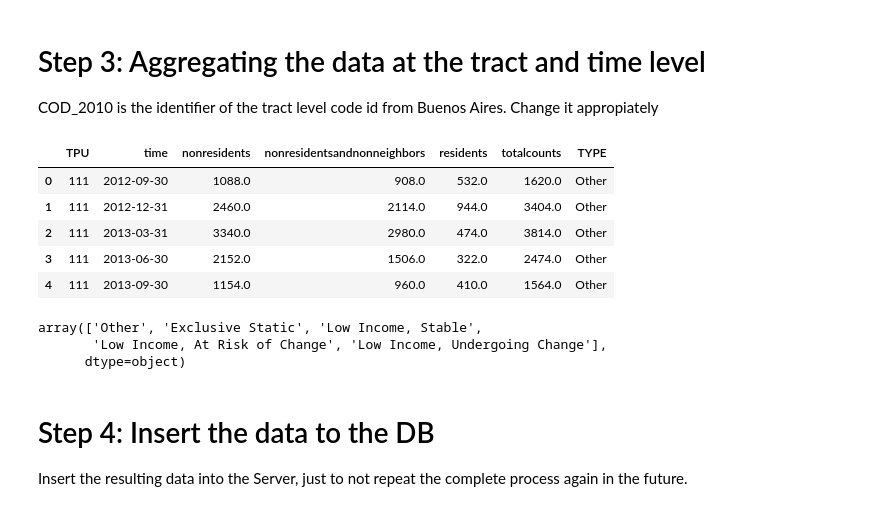
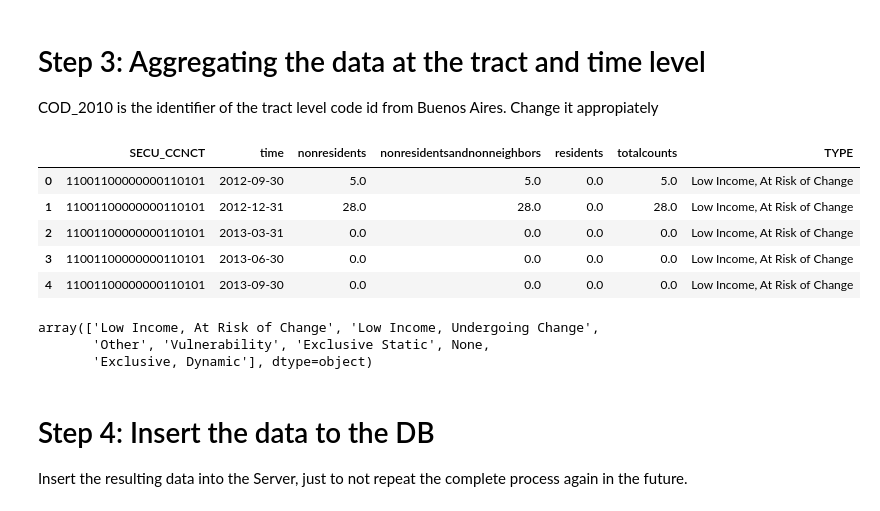
Before and after one commit to rpasquini/twitter_and_displacement, a Jupyter notebook: notebooks/Bogota/Econometrics by typologies - Bogota.ipynb, the cells around one changed output. Cells and saved outputs as stored; diff of their text form; code cells hidden in the pictures.

```diff
--- a/notebooks/Bogota/Econometrics by typologies - Bogota.ipynb
+++ b/notebooks/Bogota/Econometrics by typologies - Bogota.ipynb
@@ -91,23 +101,23 @@ NameError: name 'dfcentroids' is not defined
 
 COD_2010 is the identifier of the tract level code id from Buenos Aires. Change it appropiately
 # %%
-df_tract_level=dfcentroids[['nonresidents','nonresidentsandnonneighbors','residents','totalcounts','TPU','time']].groupby(['TPU','time']).sum().reset_index()
-typologies_code=dfcentroids[['TPU','TYPE']].drop_duplicates()
-df_tract_level=df_tract_level.merge(typologies_code, left_on='TPU', right_on='TPU')
+df_tract_level=dfcentroids[['nonresidents','nonresidentsandnonneighbors','residents','totalcounts','SECU_CCNCT','time']].groupby(['SECU_CCNCT','time']).sum().reset_index()
+typologies_code=dfcentroids[['SECU_CCNCT','TYPE']].drop_duplicates()
+df_tract_level=df_tract_level.merge(typologies_code, left_on='SECU_CCNCT', right_on='SECU_CCNCT')
 df_tract_level.head(5)
 # %% [output]
-|  | TPU | time | nonresidents | nonresidentsandnonneighbors | residents | totalcounts | TYPE |
-| 0 | 111 | 2012-09-30 | 1088.0 | 908.0 | 532.0 | 1620.0 | Other |
-| 1 | 111 | 2012-12-31 | 2460.0 | 2114.0 | 944.0 | 3404.0 | Other |
-| 2 | 111 | 2013-03-31 | 3340.0 | 2980.0 | 474.0 | 3814.0 | Other |
-| 3 | 111 | 2013-06-30 | 2152.0 | 1506.0 | 322.0 | 2474.0 | Other |
-| 4 | 111 | 2013-09-30 | 1154.0 | 960.0 | 410.0 | 1564.0 | Other |
+|  | SECU_CCNCT | time | nonresidents | nonresidentsandnonneighbors | residents | totalcounts | TYPE |
+| 0 | 11001100000000110101 | 2012-09-30 | 5.0 | 5.0 | 0.0 | 5.0 | Low Income, At Risk of Change |
+| 1 | 11001100000000110101 | 2012-12-31 | 28.0 | 28.0 | 0.0 | 28.0 | Low Income, At Risk of Change |
+| 2 | 11001100000000110101 | 2013-03-31 | 0.0 | 0.0 | 0.0 | 0.0 | Low Income, At Risk of Change |
+| 3 | 11001100000000110101 | 2013-06-30 | 0.0 | 0.0 | 0.0 | 0.0 | Low Income, At Risk of Change |
+| 4 | 11001100000000110101 | 2013-09-30 | 0.0 | 0.0 | 0.0 | 0.0 | Low Income, At Risk of Change |
 # %%
 df_tract_level.TYPE.unique()
 # %% [output]
-array(['Other', 'Exclusive Static', 'Low Income, Stable',
-       'Low Income, At Risk of Change', 'Low Income, Undergoing Change'],
-      dtype=object)
+array(['Low Income, At Risk of Change', 'Low Income, Undergoing Change',
+       'Other', 'Vulnerability', 'Exclusive Static', None,
+       'Exclusive, Dynamic'], dtype=object)
 # %% [markdown]
 # Step 4: Insert the data to the DB
 
```
Also changed, not shown: parts of 17 cells of this notebook, 1 other file.
